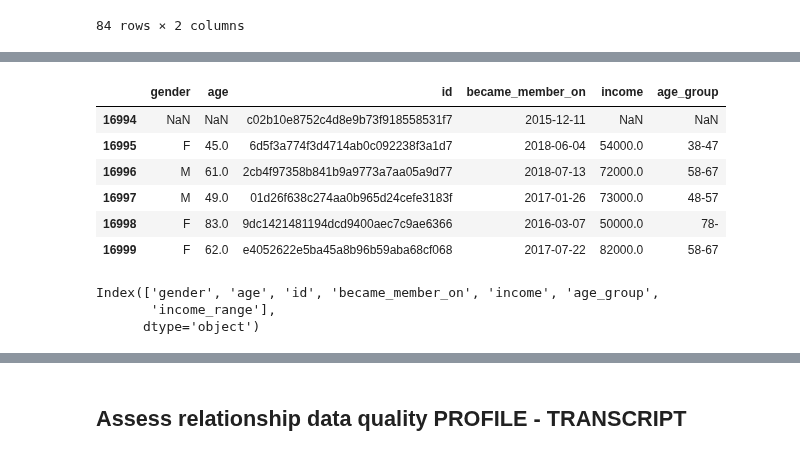
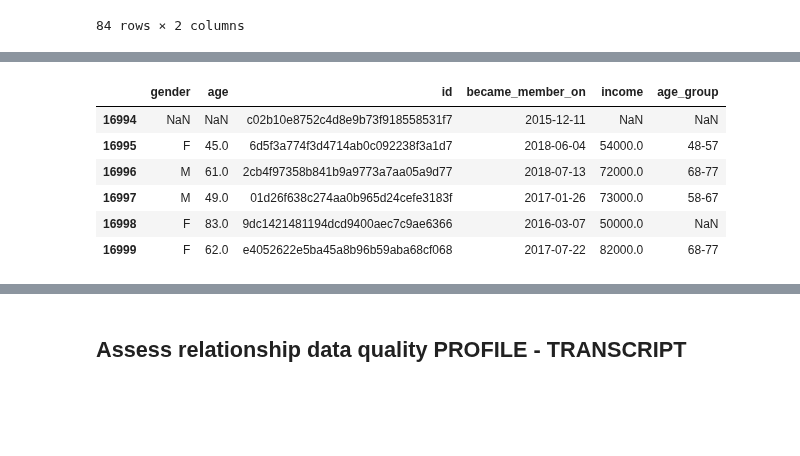
Before and after one commit to Oliver-Balb/Starbucks, a Jupyter notebook: Starbucks_Capstone_notebook.ipynb, the cells around one changed output, grey strips where cells are left out. Drawn from its saved outputs; the diff is of its cells as text; code cells hidden in the pictures; blank space fills up the shorter version.

```diff
--- a/Starbucks_Capstone_notebook.ipynb
+++ b/Starbucks_Capstone_notebook.ipynb
@@ -251,15 +233,16 @@ age_group
-# %%
-# Perform the inner join
-profile = pd.merge(profile, age_group, left_on='age', right_on='age', how='left')
-profile.tail(6)
-# %% [output]
-|  | gender | age | id | became_member_on | income | age_group |
-| 16994 | NaN | NaN | c02b10e8752c4d8e9b73f918558531f7 | 2015-12-11 | NaN | NaN |
-| 16995 | F | 45.0 | 6d5f3a774f3d4714ab0c092238f3a1d7 | 2018-06-04 | 54000.0 | 38-47 |
-| 16996 | M | 61.0 | 2cb4f97358b841b9a9773a7aa05a9d77 | 2018-07-13 | 72000.0 | 58-67 |
-| 16997 | M | 49.0 | 01d26f638c274aa0b965d24cefe3183f | 2017-01-26 | 73000.0 | 48-57 |
-| 16998 | F | 83.0 | 9dc1421481194dcd9400aec7c9ae6366 | 2016-03-07 | 50000.0 | 78- |
-| 16999 | F | 62.0 | e4052622e5ba45a8b96b59aba68cf068 | 2017-07-22 | 82000.0 | 58-67 |
+# %%
+age_ranges = [0, 18, 28, 38, 48, 58, 68, 78]
+age_labels = ['18-27', '28-37', '38-47', '48-57', '58-67', '68-77', '78-']
+profile['age_group'] = pd.cut(x=profile['age'], bins=age_ranges, labels=age_labels)
+profile.tail(6)
+# %% [output]
+|  | gender | age | id | became_member_on | income | age_group |
+| 16994 | NaN | NaN | c02b10e8752c4d8e9b73f918558531f7 | 2015-12-11 | NaN | NaN |
+| 16995 | F | 45.0 | 6d5f3a774f3d4714ab0c092238f3a1d7 | 2018-06-04 | 54000.0 | 48-57 |
+| 16996 | M | 61.0 | 2cb4f97358b841b9a9773a7aa05a9d77 | 2018-07-13 | 72000.0 | 68-77 |
+| 16997 | M | 49.0 | 01d26f638c274aa0b965d24cefe3183f | 2017-01-26 | 73000.0 | 58-67 |
+| 16998 | F | 83.0 | 9dc1421481194dcd9400aec7c9ae6366 | 2016-03-07 | 50000.0 | NaN |
+| 16999 | F | 62.0 | e4052622e5ba45a8b96b59aba68cf068 | 2017-07-22 | 82000.0 | 68-77 |
 # %%
 # Assign income to income groups
 # Define income ranges
@@ -268,9 +251,3 @@ income_labels = ['0-24999', '25000-49999', '50000-74999', '75000-99999', '100000
 
 # Assign income to income ranges
 profile['income_range'] = pd.cut(profile['income'], bins=income_ranges, labels=income_labels)
-# %%
-profile.columns
-# %% [output]
-Index(['gender', 'age', 'id', 'became_member_on', 'income', 'age_group',
-       'income_range'],
-      dtype='object')
```
Also changed, not shown: parts of 15 cells of this notebook, 3 other files.
